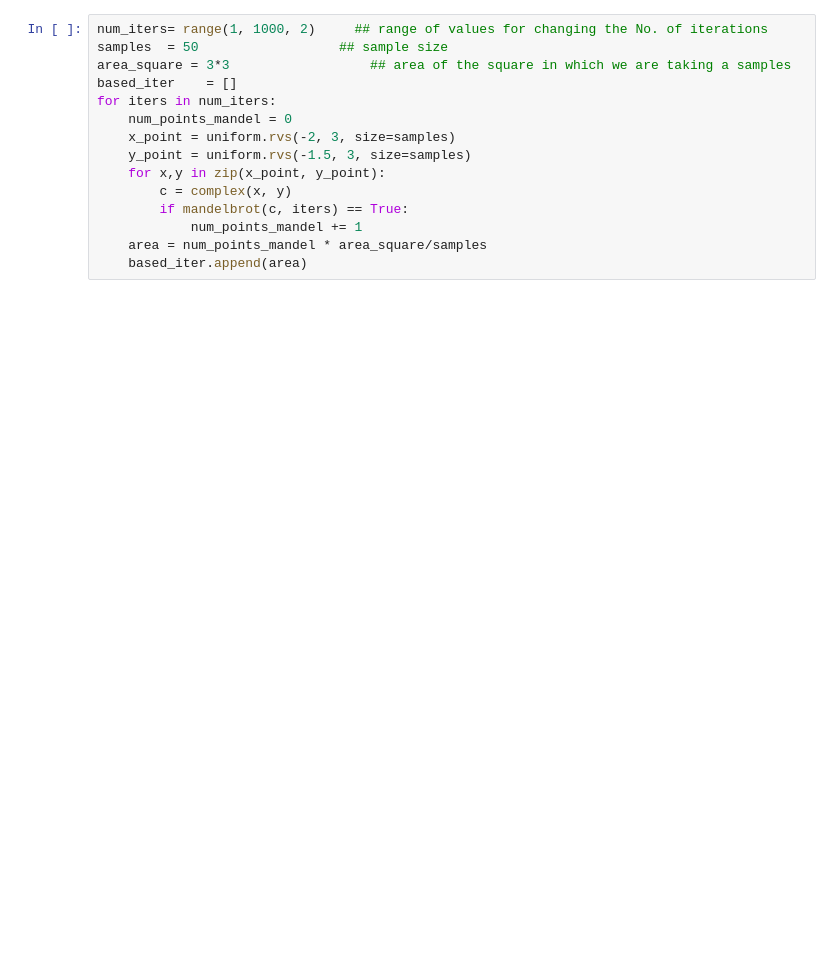
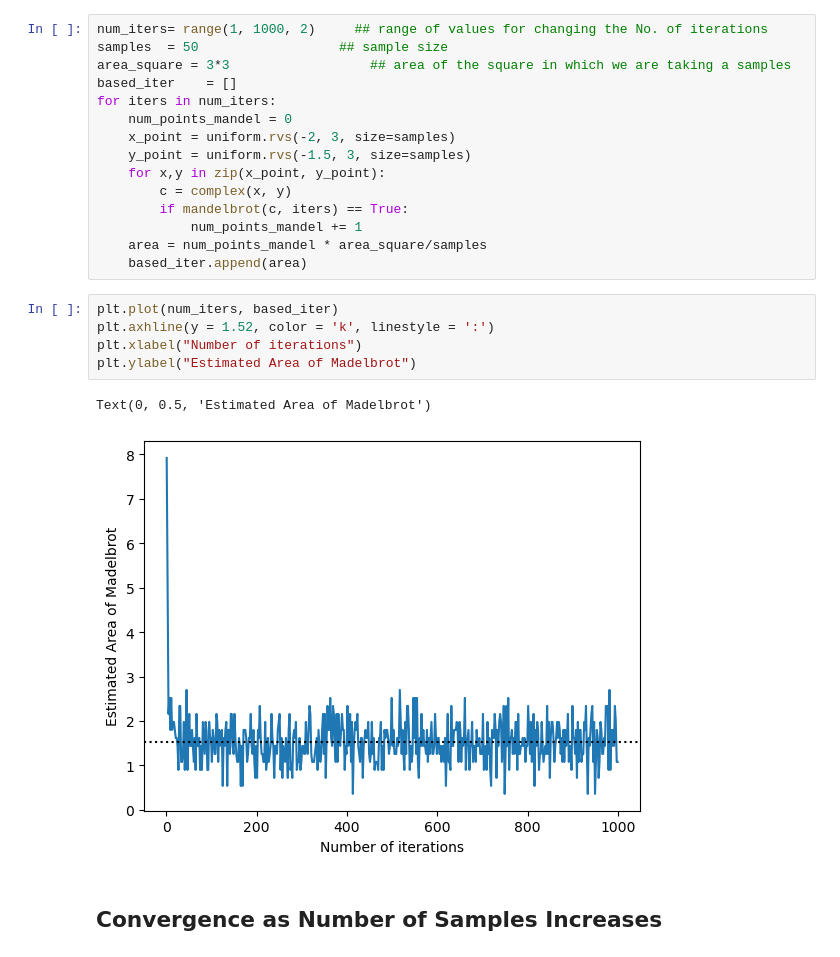
Before and after one commit to KeniaLS/Stoc_Sim_Assignment1, a Jupyter notebook: SS_Kenia_Divya_Assignment1.ipynb, the cells around one changed output. Saved outputs shown, nothing was run; the diff lists cells and outputs as text; blank space fills up the shorter version.

```diff
--- a/SS_Kenia_Divya_Assignment1.ipynb
+++ b/SS_Kenia_Divya_Assignment1.ipynb
@@ -105,3 +107,13 @@ for iters in num_iters:
             num_points_mandel += 1
     area = num_points_mandel * area_square/samples
     based_iter.append(area)
+# %%
+plt.plot(num_iters, based_iter)
+plt.axhline(y = 1.52, color = 'k', linestyle = ':')
+plt.xlabel("Number of iterations")
+plt.ylabel("Estimated Area of Madelbrot")
+# %% [output]
+Text(0, 0.5, 'Estimated Area of Madelbrot')
+[figure, added]
+# %% [markdown]
+## Convergence as Number of Samples Increases
```
Also changed, not shown: parts of 8 cells of this notebook.
